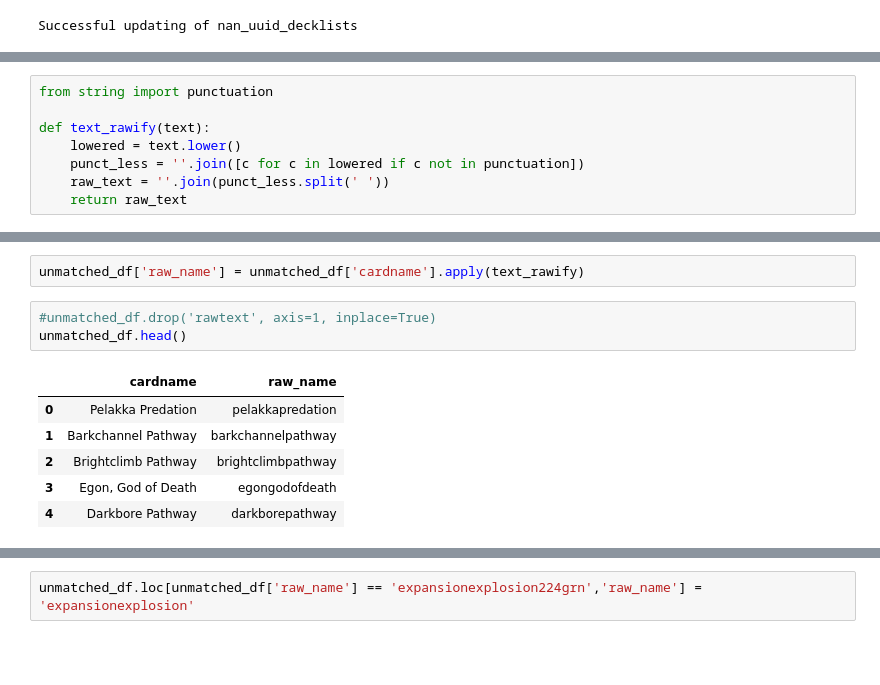
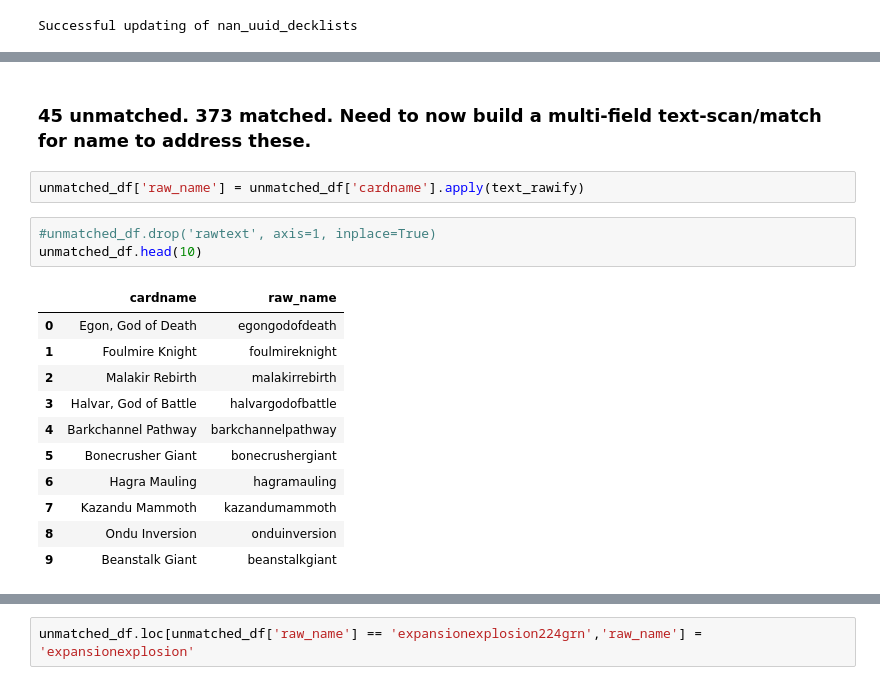
Before and after one commit to qitoahc/PayToWin_or_PayToPlay, a Jupyter notebook: notebooks/deck_lists_rudimentary_pipeline.ipynb, the cells around one changed output, grey strips where cells are left out. Saved outputs shown, nothing was run; the diff lists cells and outputs as text; blank space fills up the shorter version.

```diff
--- a/notebooks/deck_lists_rudimentary_pipeline.ipynb
+++ b/notebooks/deck_lists_rudimentary_pipeline.ipynb
@@ -209,11 +143,3 @@ query = sql.SQL("""
     FROM nan_uuid_decklists
     GROUP BY cardname""")
 unmatched_df = pd.read_sql(query, conn)
-# %%
-from string import punctuation
-
-def text_rawify(text):
-    lowered = text.lower()
-    punct_less = ''.join([c for c in lowered if c not in punctuation])
-    raw_text = ''.join(punct_less.split(' '))
-    return raw_text
@@ -220,12 +157,19 @@ def text_rawify(text):
+# %% [markdown]
+### 45 unmatched.  373 matched.  Need to now build a multi-field text-scan/match for name to address these.
 # %%
 unmatched_df['raw_name'] = unmatched_df['cardname'].apply(text_rawify)
 # %%
 #unmatched_df.drop('rawtext', axis=1, inplace=True)
-unmatched_df.head()
+unmatched_df.head(10)
 # %% [output]
 |  | cardname | raw_name |
-| 0 | Pelakka Predation | pelakkapredation |
-| 1 | Barkchannel Pathway | barkchannelpathway |
-| 2 | Brightclimb Pathway | brightclimbpathway |
-| 3 | Egon, God of Death | egongodofdeath |
-| 4 | Darkbore Pathway | darkborepathway |
+| 0 | Egon, God of Death | egongodofdeath |
+| 1 | Foulmire Knight | foulmireknight |
+| 2 | Malakir Rebirth | malakirrebirth |
+| 3 | Halvar, God of Battle | halvargodofbattle |
+| 4 | Barkchannel Pathway | barkchannelpathway |
+| 5 | Bonecrusher Giant | bonecrushergiant |
+| 6 | Hagra Mauling | hagramauling |
+| 7 | Kazandu Mammoth | kazandumammoth |
+| 8 | Ondu Inversion | onduinversion |
+| 9 | Beanstalk Giant | beanstalkgiant |
```
Also changed, not shown: parts of 14 cells of this notebook, 10 other files.
